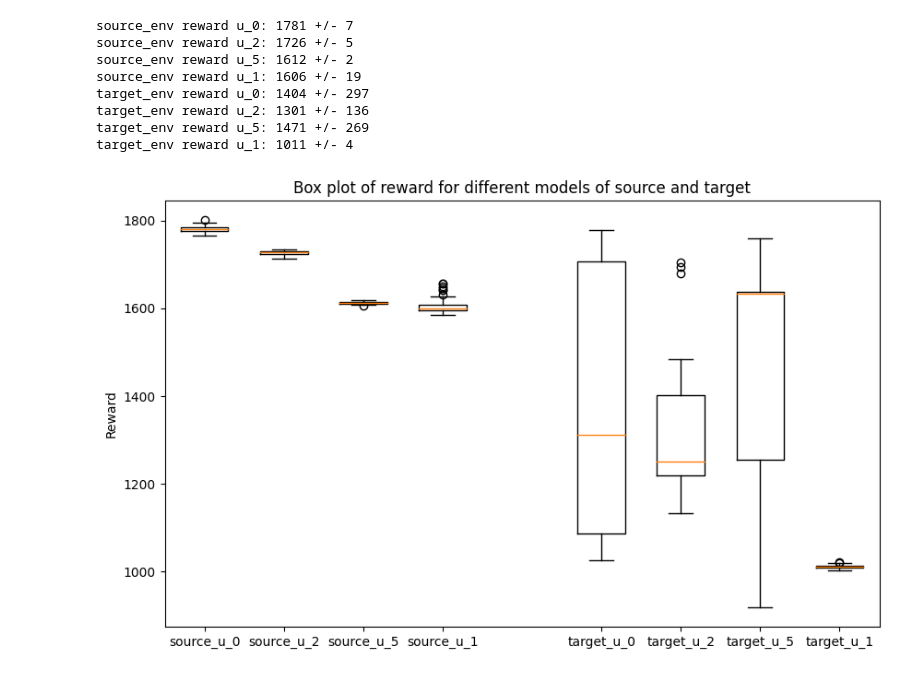
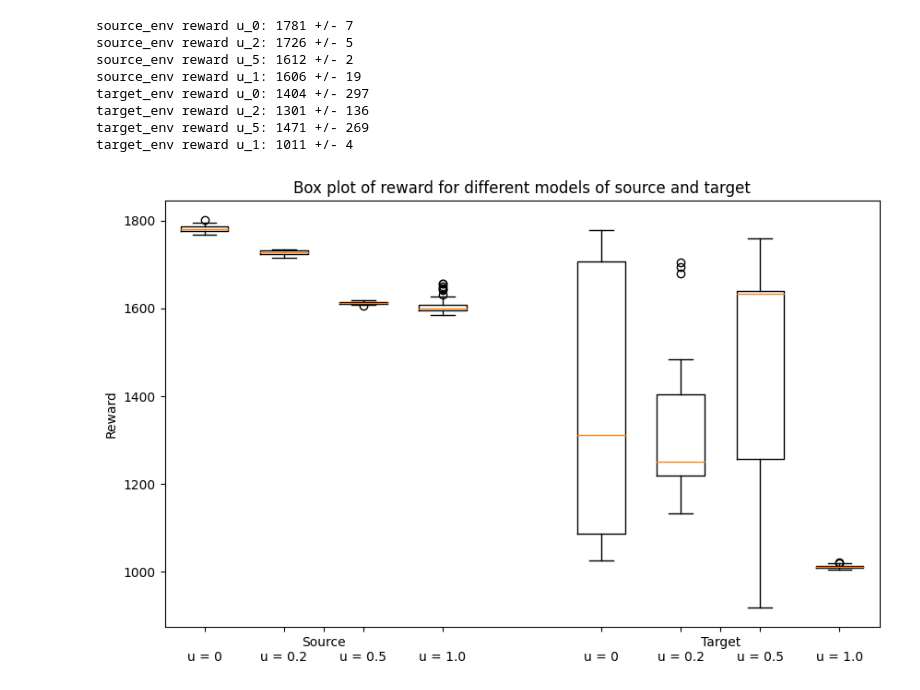
Before and after one commit to alibehlooie/RL, a Jupyter notebook: UDR.ipynb, the cells around one changed output. Drawn from its saved outputs; the diff is of its cells as text; code cells hidden in the pictures.

```diff
--- a/UDR.ipynb
+++ b/UDR.ipynb
@@ -117,13 +117,14 @@ target_env reward u_1: 1011 +/- 4
 # %%
 # plot box plot for different models of source and target
 plt.figure(figsize=(10, 6))
 
 plt.boxplot([reward_source_u_0, reward_source_u_2, reward_source_u_5, reward_source_u_1], positions=[1, 2, 3, 4], widths=0.6)
 plt.boxplot([reward_target_u_0, reward_target_u_2, reward_target_u_5, reward_target_u_1], positions=[6, 7, 8, 9], widths=0.6)
 
-plt.xticks([1, 2, 3, 4, 6, 7, 8, 9], ['source_u_0', 'source_u_2', 'source_u_5', 'source_u_1', 'target_u_0', 'target_u_2', 'target_u_5', 'target_u_1'])
+# plt.xticks([2.5], ["sexxxxxxxx"])
+plt.xticks([1, 2, 2.5, 3, 4, 6, 7, 7.5, 8, 9], ['\nu = 0', '\nu = 0.2', 'Source', '\nu = 0.5', '\nu = 1.0', '\nu = 0', '\nu = 0.2', 'Target', '\nu = 0.5', '\nu = 1.0'])
 plt.ylabel('Reward')
 plt.title('Box plot of reward for different models of source and target')
 plt.show()
 # %% [output]
-[figure, old version]
+[figure, new version]
```
